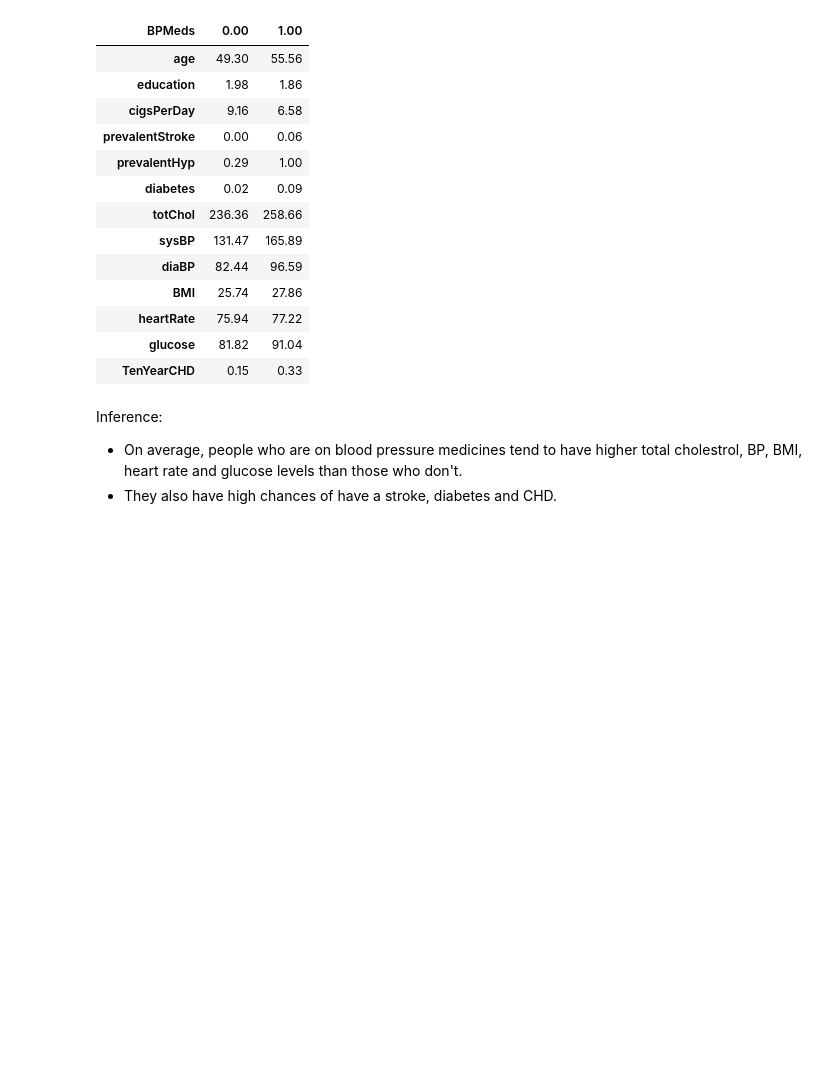
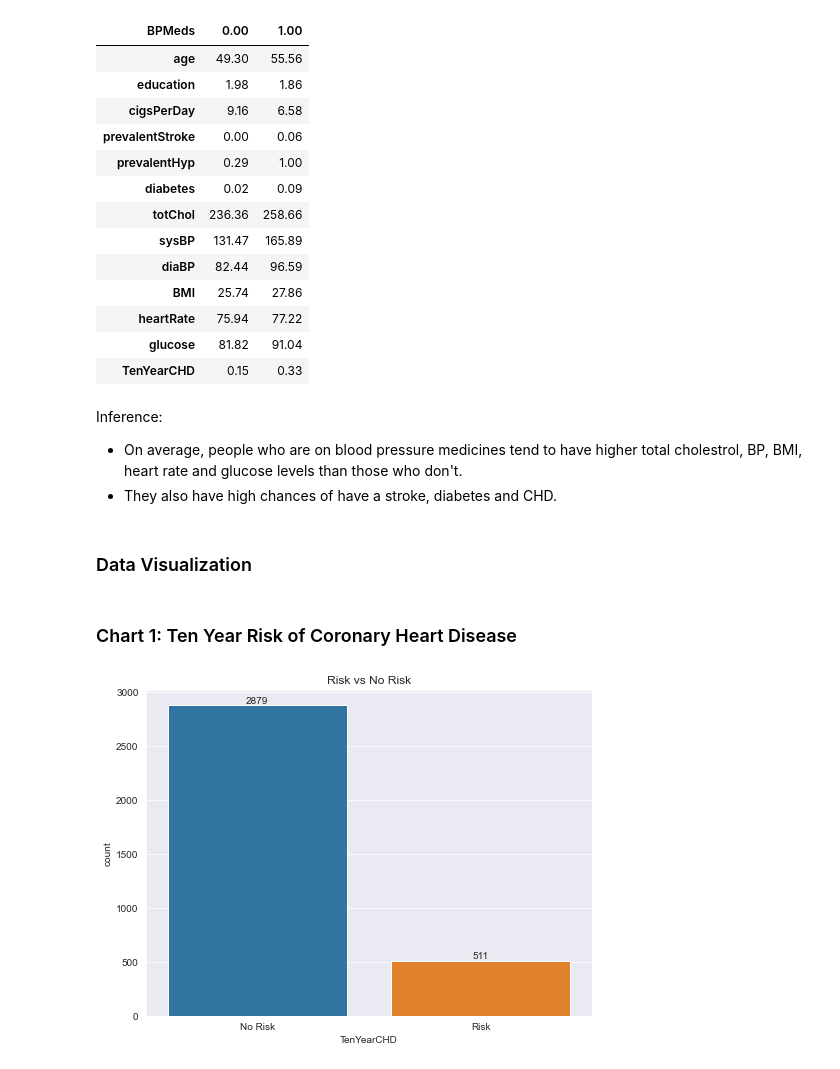
Before and after one commit to olaniSiyum/heart-disease-prediction, a Jupyter notebook: models/heart_disease.ipynb, the cells around one changed output. Drawn from its saved outputs; the diff is of its cells as text; code cells hidden in the pictures; blank space fills up the shorter version.

Commit message:
Data visualization

```diff
--- a/models/heart_disease.ipynb
+++ b/models/heart_disease.ipynb
@@ -299,3 +299,16 @@ data.groupby("BPMeds").mean().T
 Inference:
 - On average, people who are on blood pressure medicines tend to have higher total cholestrol, BP, BMI, heart rate and glucose levels than those who don't.
 - They also have high chances of have a stroke, diabetes and CHD.
+# %% [markdown]
+### Data Visualization
+# %% [markdown]
+### Chart 1: Ten Year Risk of Coronary Heart Disease
+# %%
+plt.figure(figsize=(8, 6))
+ax = sns.countplot(x=data["TenYearCHD"])
+ax.bar_label(ax.containers[0])
+ax.set_xticklabels(["No Risk", "Risk"])
+plt.title("Risk vs No Risk")
+plt.show()
+# %% [output]
+[figure, added]
```
Also changed, not shown: parts of 30 cells of this notebook.
